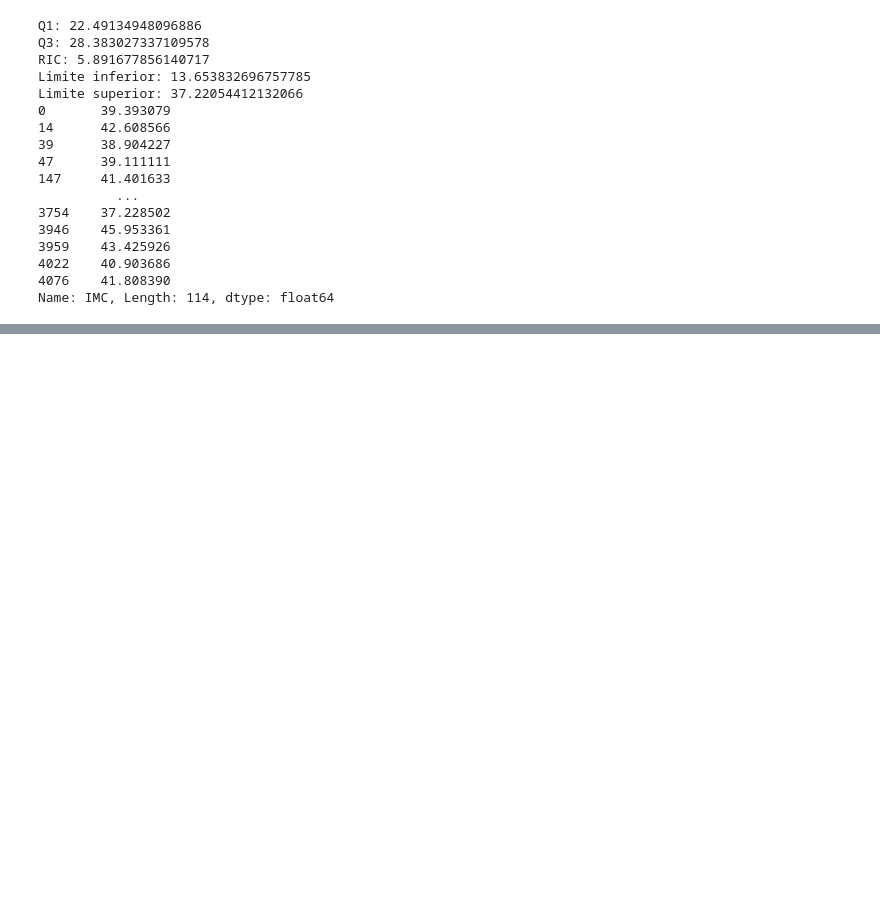
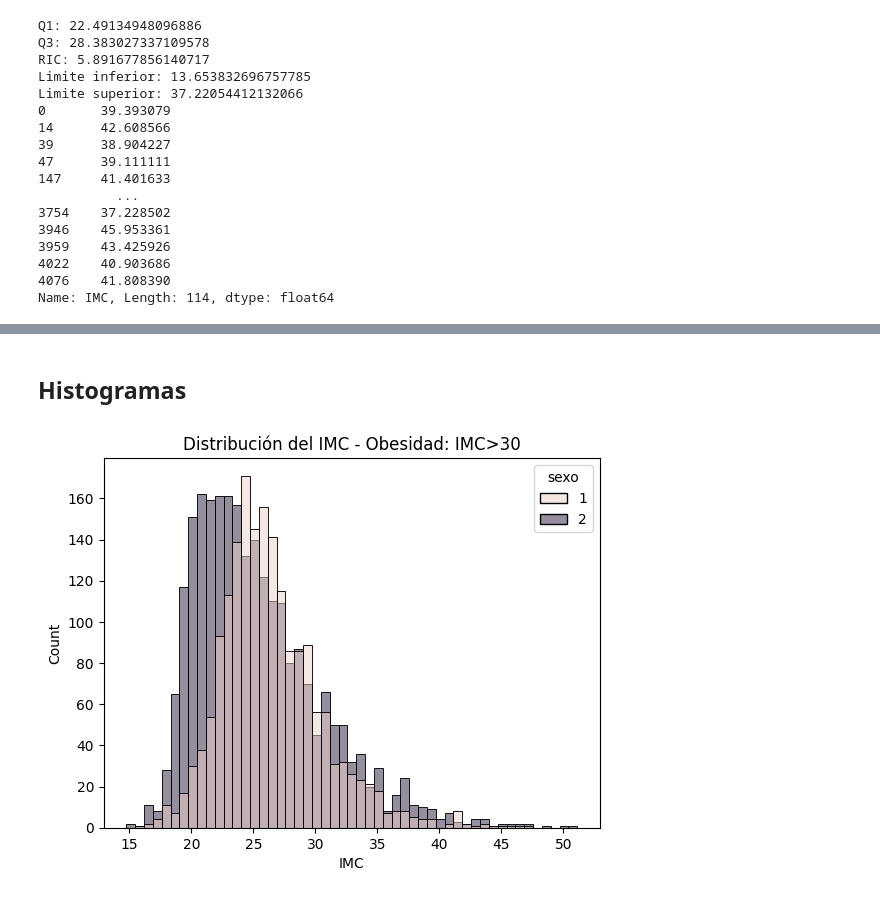
Before and after one commit to cabreonictor/Ciencia-de-Datos-y-Optimizacion-de-Modelos, a Jupyter notebook: notebook/Proyecto_Ciencia_de_Datos_y_Optimización_de_Modelos.ipynb, the cells around one changed output, grey strips where cells are left out. Saved outputs shown, nothing was run; the diff lists cells and outputs as text; code cells hidden in the pictures; blank space fills up the shorter version.

```diff
--- a/notebook/Proyecto_Ciencia_de_Datos_y_Optimización_de_Modelos.ipynb
+++ b/notebook/Proyecto_Ciencia_de_Datos_y_Optimización_de_Modelos.ipynb
@@ -198,0 +229,8 @@ Name: IMC, Length: 114, dtype: float64
+# %% [markdown]
+## Histogramas
+# %%
+sns.histplot(data=df, x='IMC', hue = 'sexo')
+plt.title("Distribución del IMC - Obesidad: IMC>30")
+plt.show()
+# %% [output]
+[figure, added]
```
Also changed, not shown: parts of 15 cells of this notebook.
